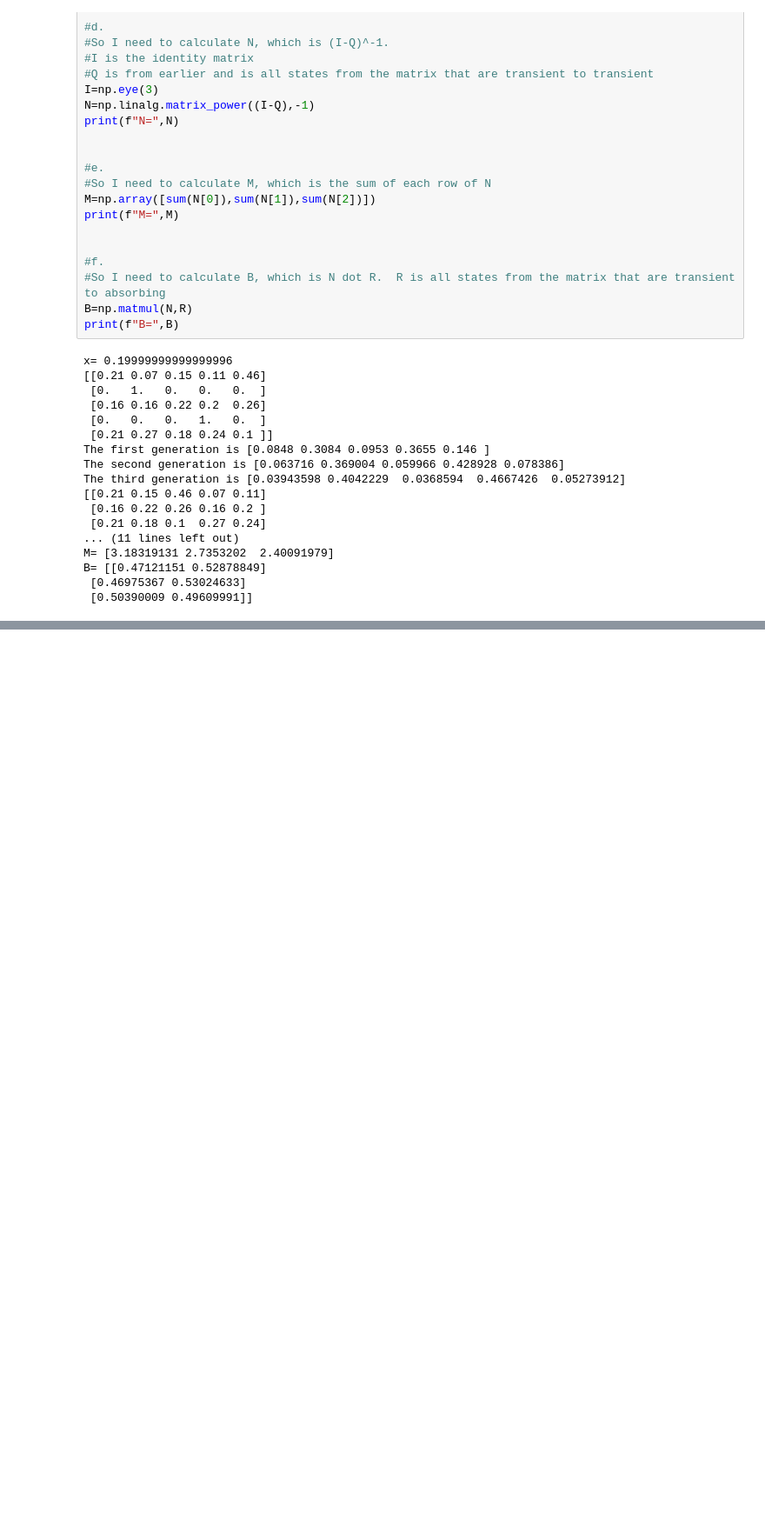
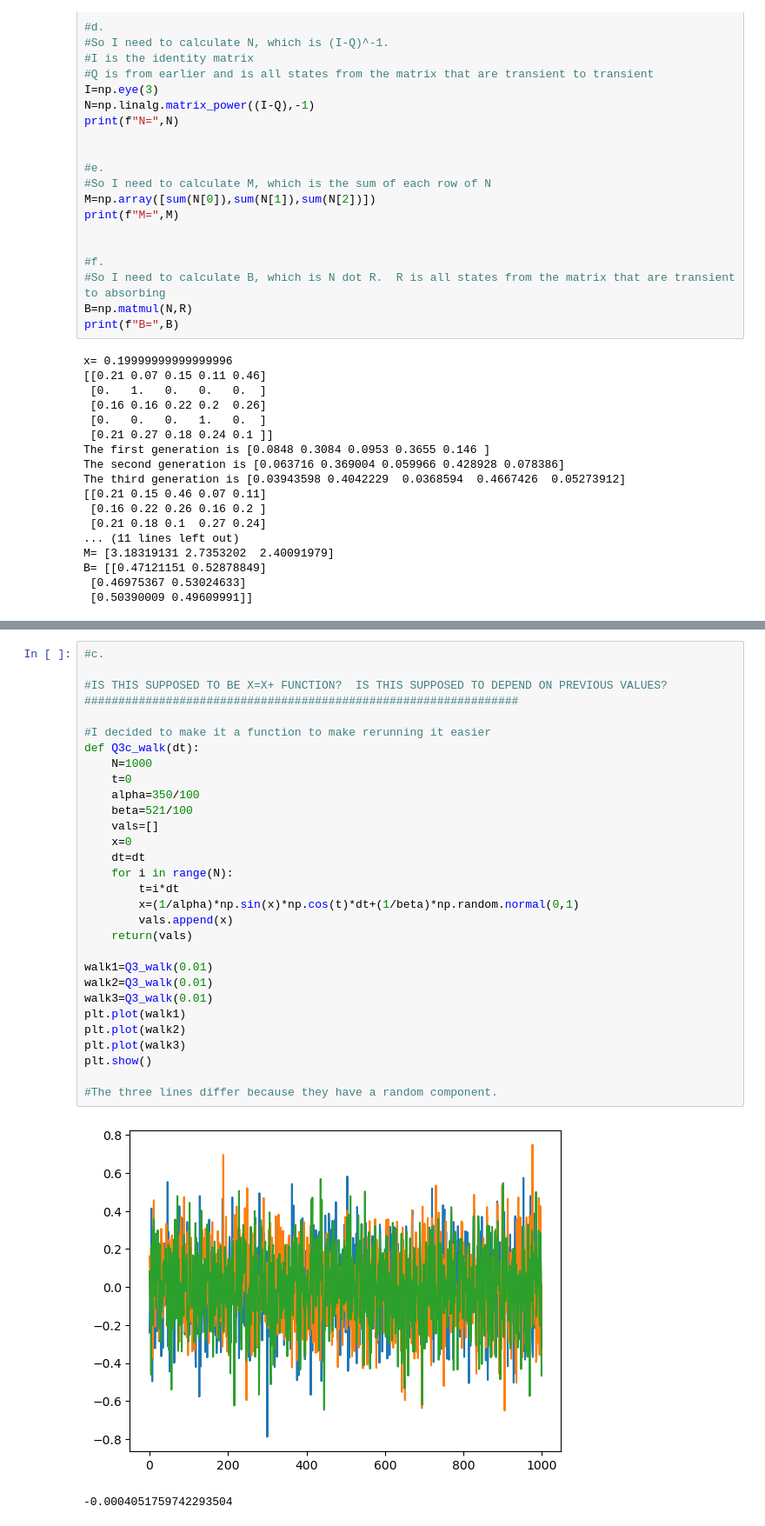
Before and after one commit to Ex3ter/MATPMD4-Assignment-1, a Jupyter notebook: MATPMD4_Assignment1_3503521.i.ipynb, the cells around one changed output, grey strips where cells are left out. Shown at 87% size. Saved outputs shown, nothing was run; the diff lists cells and outputs as text; blank space fills up the shorter version.

```diff
--- a/MATPMD4_Assignment1_3503521.i.ipynb
+++ b/MATPMD4_Assignment1_3503521.i.ipynb
@@ -95,0 +131,32 @@ B= [[0.47121151 0.52878849]
+# %%
+#c.
+
+#IS THIS SUPPOSED TO BE X=X+ FUNCTION?  IS THIS SUPPOSED TO DEPEND ON PREVIOUS VALUES? ################################################################
+
+#I decided to make it a function to make rerunning it easier
+def Q3c_walk(dt):
+    N=1000
+    t=0
+    alpha=350/100
+    beta=521/100
+    vals=[]
+    x=0
+    dt=dt
+    for i in range(N):
+        t=i*dt
+        x=(1/alpha)*np.sin(x)*np.cos(t)*dt+(1/beta)*np.random.normal(0,1)
+        vals.append(x)
+    return(vals)
+
+walk1=Q3_walk(0.01)
+walk2=Q3_walk(0.01)
+walk3=Q3_walk(0.01)
+plt.plot(walk1)
+plt.plot(walk2)
+plt.plot(walk3)
+plt.show()
+
+#The three lines differ because they have a random component.
+# %% [output]
+[figure, added]
+-0.0004051759742293504
```
Also changed, not shown: parts of 5 cells of this notebook.
